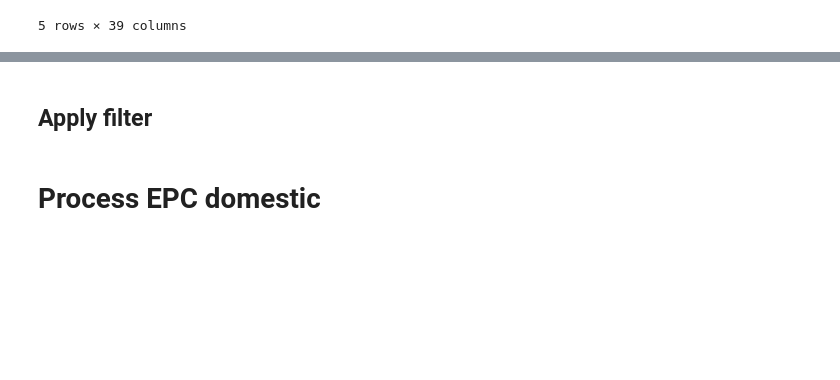
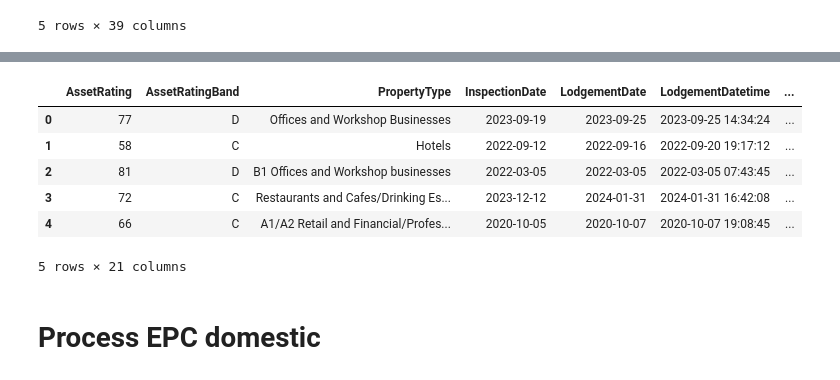
Before and after one commit to iaspidem/epc-learn, a Jupyter notebook: preprocess.ipynb, the cells around one changed output, grey strips where cells are left out. Saved outputs shown, nothing was run; the diff lists cells and outputs as text; code cells hidden in the pictures; blank space fills up the shorter version.

Commit message:
remove EPC non-domestic filter

```diff
--- a/preprocess.ipynb
+++ b/preprocess.ipynb
@@ -46,7 +49,13 @@ df_nondomestic.head()
 # %%
-df_nondomestic.columns = df_nondomestic.columns.str.replace("_", " ")
-df_nondomestic.columns = df_nondomestic.columns.str.title()
-df_nondomestic.columns = df_nondomestic.columns.str.replace(" ", "")
-df_nondomestic.head()
+df_nd.columns = df_nd.columns.str.replace("_", " ")
+df_nd.columns = df_nd.columns.str.title()
+df_nd.columns = df_nd.columns.str.replace(" ", "")
+df_nd.head()
+# %% [output]
+|  | AssetRating | AssetRatingBand | PropertyType | InspectionDate | LodgementDate | LodgementDatetime | ... |
+| 0 | 77 | D | Offices and Workshop Businesses | 2023-09-19 | 2023-09-25 | 2023-09-25 14:34:24 | ... |
+| 1 | 58 | C | Hotels | 2022-09-12 | 2022-09-16 | 2022-09-20 19:17:12 | ... |
+| 2 | 81 | D | B1 Offices and Workshop businesses | 2022-03-05 | 2022-03-05 | 2022-03-05 07:43:45 | ... |
+| 3 | 72 | C | Restaurants and Cafes/Drinking Es... | 2023-12-12 | 2024-01-31 | 2024-01-31 16:42:08 | ... |
+| 4 | 66 | C | A1/A2 Retail and Financial/Profes... | 2020-10-05 | 2020-10-07 | 2020-10-07 19:08:45 | ... |
+5 rows × 21 columns
-# %% [markdown]
-## Apply filter
```
Also changed, not shown: parts of 4 cells of this notebook.
